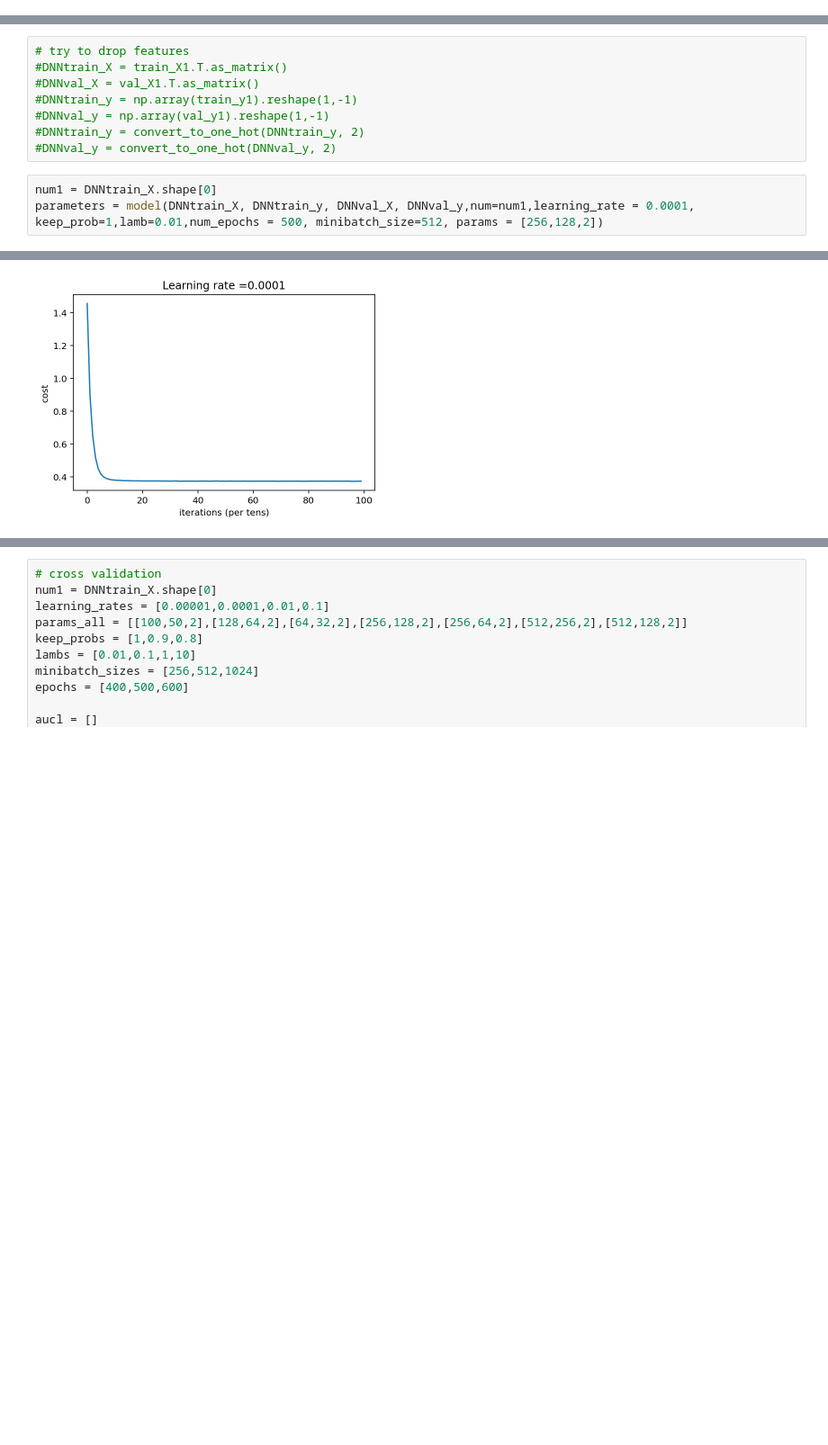
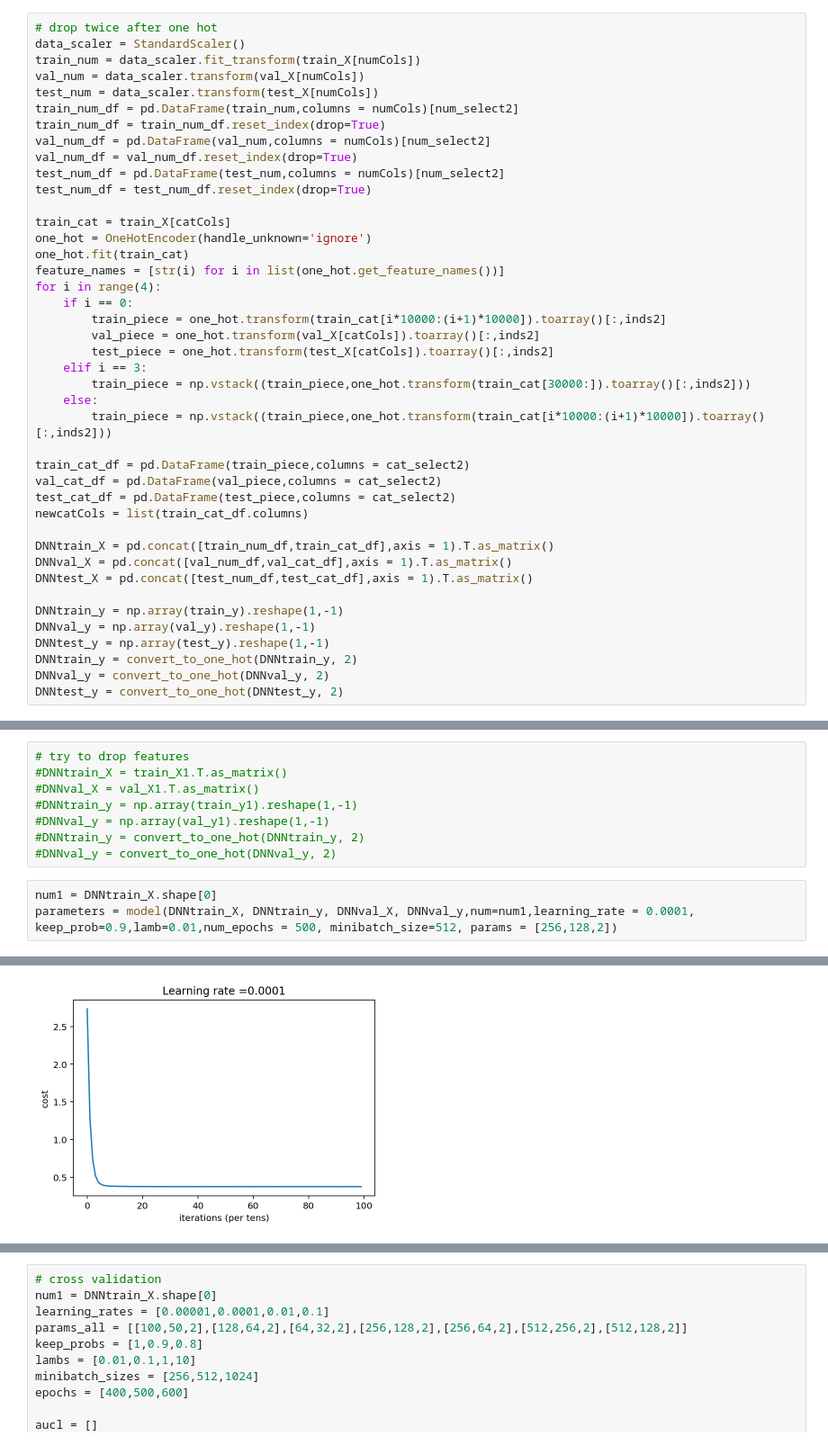
Before and after one commit to AlexaYuqinD/MS-E-246-Project, a Jupyter notebook: MS&E246 Project-Models.ipynb, the cells around one changed output, grey strips where cells are left out. Shown at 90% size. Cells and saved outputs as stored; diff of their text form; blank space fills up the shorter version.

```diff
--- a/MS&E246 Project-Models.ipynb
+++ b/MS&E246 Project-Models.ipynb
@@ -399,0 +671,42 @@ DNNval_y = convert_to_one_hot(DNNval_y, 2)
+# %%
+# drop twice after one hot
+data_scaler = StandardScaler()
+train_num = data_scaler.fit_transform(train_X[numCols])
+val_num = data_scaler.transform(val_X[numCols])
+test_num = data_scaler.transform(test_X[numCols])
+train_num_df = pd.DataFrame(train_num,columns = numCols)[num_select2]
+train_num_df = train_num_df.reset_index(drop=True)
+val_num_df = pd.DataFrame(val_num,columns = numCols)[num_select2]
+val_num_df = val_num_df.reset_index(drop=True)
+test_num_df = pd.DataFrame(test_num,columns = numCols)[num_select2]
+test_num_df = test_num_df.reset_index(drop=True)
+
+train_cat = train_X[catCols]
+one_hot = OneHotEncoder(handle_unknown='ignore')
+one_hot.fit(train_cat)
+feature_names = [str(i) for i in list(one_hot.get_feature_names())]
+for i in range(4):
+    if i == 0:
+        train_piece = one_hot.transform(train_cat[i*10000:(i+1)*10000]).toarray()[:,inds2]
+        val_piece = one_hot.transform(val_X[catCols]).toarray()[:,inds2]
+        test_piece = one_hot.transform(test_X[catCols]).toarray()[:,inds2]
+    elif i == 3:
+        train_piece = np.vstack((train_piece,one_hot.transform(train_cat[30000:]).toarray()[:,inds2]))
+    else:
+        train_piece = np.vstack((train_piece,one_hot.transform(train_cat[i*10000:(i+1)*10000]).toarray()[:,inds2]))
+
+train_cat_df = pd.DataFrame(train_piece,columns = cat_select2)
+val_cat_df = pd.DataFrame(val_piece,columns = cat_select2)
+test_cat_df = pd.DataFrame(test_piece,columns = cat_select2)
+newcatCols = list(train_cat_df.columns)
+
+DNNtrain_X = pd.concat([train_num_df,train_cat_df],axis = 1).T.as_matrix()
+DNNval_X = pd.concat([val_num_df,val_cat_df],axis = 1).T.as_matrix()
+DNNtest_X = pd.concat([test_num_df,test_cat_df],axis = 1).T.as_matrix()
+
+DNNtrain_y = np.array(train_y).reshape(1,-1)
+DNNval_y = np.array(val_y).reshape(1,-1)
+DNNtest_y = np.array(test_y).reshape(1,-1)
+DNNtrain_y = convert_to_one_hot(DNNtrain_y, 2)
+DNNval_y = convert_to_one_hot(DNNval_y, 2)
+DNNtest_y = convert_to_one_hot(DNNtest_y, 2)
@@ -407,5 +748,5 @@ DNNval_y = convert_to_one_hot(DNNval_y, 2)
 #DNNval_y = convert_to_one_hot(DNNval_y, 2)
 # %%
 num1 = DNNtrain_X.shape[0]
-parameters = model(DNNtrain_X, DNNtrain_y, DNNval_X, DNNval_y,num=num1,learning_rate = 0.0001, keep_prob=1,lamb=0.01,num_epochs = 500, minibatch_size=512, params = [256,128,2])
+parameters = model(DNNtrain_X, DNNtrain_y, DNNval_X, DNNval_y,num=num1,learning_rate = 0.0001, keep_prob=0.9,lamb=0.01,num_epochs = 500, minibatch_size=512, params = [256,128,2])
 # %% [output]
@@ -417,2 +758,2 @@ Cost after epoch 400: 0.374438
-[figure, old version]
+[figure, new version]
 Parameters have been trained!
```
Also changed, not shown: parts of 54 cells of this notebook, 1 other file.
